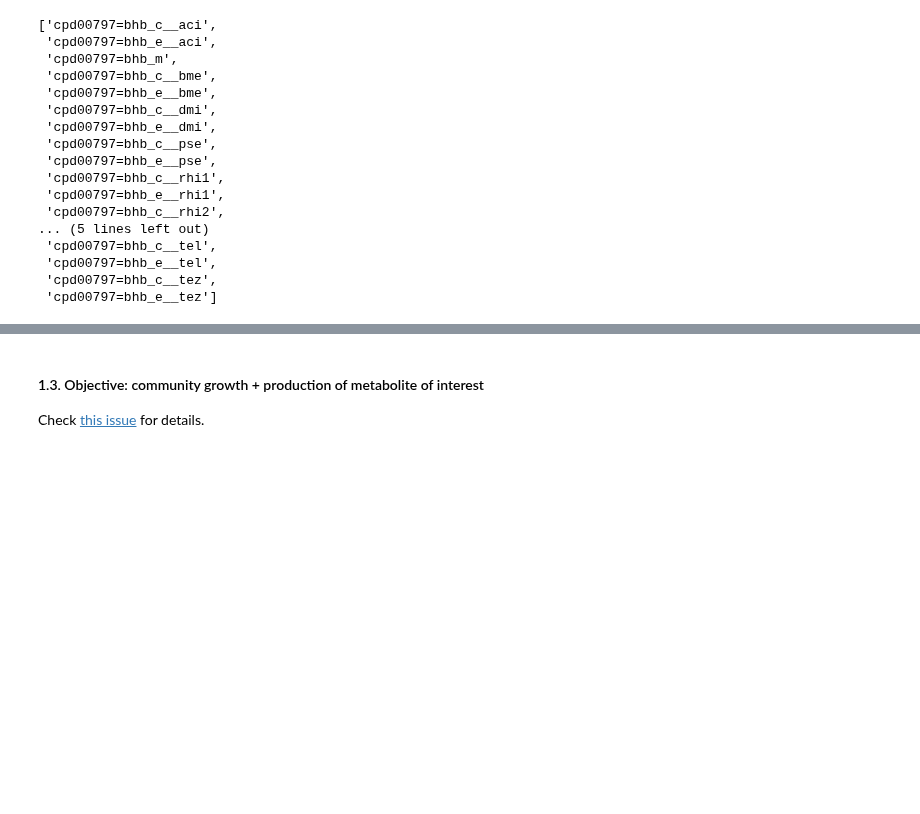
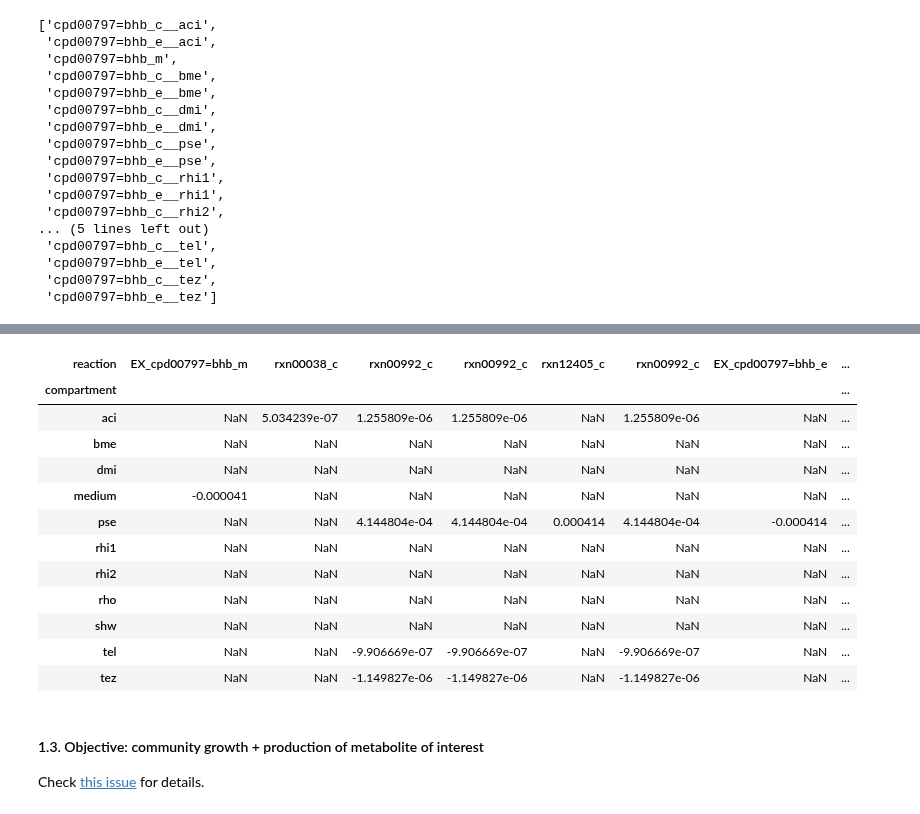
Before and after one commit to guillecg/mars-biofoundry, a Jupyter notebook: notebooks/03-MICOM.ipynb, the cells around one changed output, grey strips where cells are left out. Cells and saved outputs as stored; diff of their text form; code cells hidden in the pictures; blank space fills up the shorter version.

```diff
--- a/notebooks/03-MICOM.ipynb
+++ b/notebooks/03-MICOM.ipynb
@@ -362,4 +373,25 @@ taxa:
 11 rows × 4 columns
+# %%
+source_fluxes = [
+    reaction.id.split("__")[0]
+    for reaction in source_reactions
+]
+
+sol.fluxes[source_fluxes]
+# %% [output]
+| reaction | EX_cpd00797=bhb_m | rxn00038_c | rxn00992_c | rxn00992_c | rxn12405_c | rxn00992_c | EX_cpd00797=bhb_e | ... |
+| compartment |  |  |  |  |  |  |  | ... |
+| aci | NaN | 5.034239e-07 | 1.255809e-06 | 1.255809e-06 | NaN | 1.255809e-06 | NaN | ... |
+| bme | NaN | NaN | NaN | NaN | NaN | NaN | NaN | ... |
+| dmi | NaN | NaN | NaN | NaN | NaN | NaN | NaN | ... |
+| medium | -0.000041 | NaN | NaN | NaN | NaN | NaN | NaN | ... |
+| pse | NaN | NaN | 4.144804e-04 | 4.144804e-04 | 0.000414 | 4.144804e-04 | -0.000414 | ... |
+| rhi1 | NaN | NaN | NaN | NaN | NaN | NaN | NaN | ... |
+| rhi2 | NaN | NaN | NaN | NaN | NaN | NaN | NaN | ... |
+| rho | NaN | NaN | NaN | NaN | NaN | NaN | NaN | ... |
+| shw | NaN | NaN | NaN | NaN | NaN | NaN | NaN | ... |
+| tel | NaN | NaN | -9.906669e-07 | -9.906669e-07 | NaN | -9.906669e-07 | NaN | ... |
+| tez | NaN | NaN | -1.149827e-06 | -1.149827e-06 | NaN | -1.149827e-06 | NaN | ... |
 # %%
 save_sol(
     sol=sol,
```
Also changed, not shown: parts of 3 cells of this notebook.
